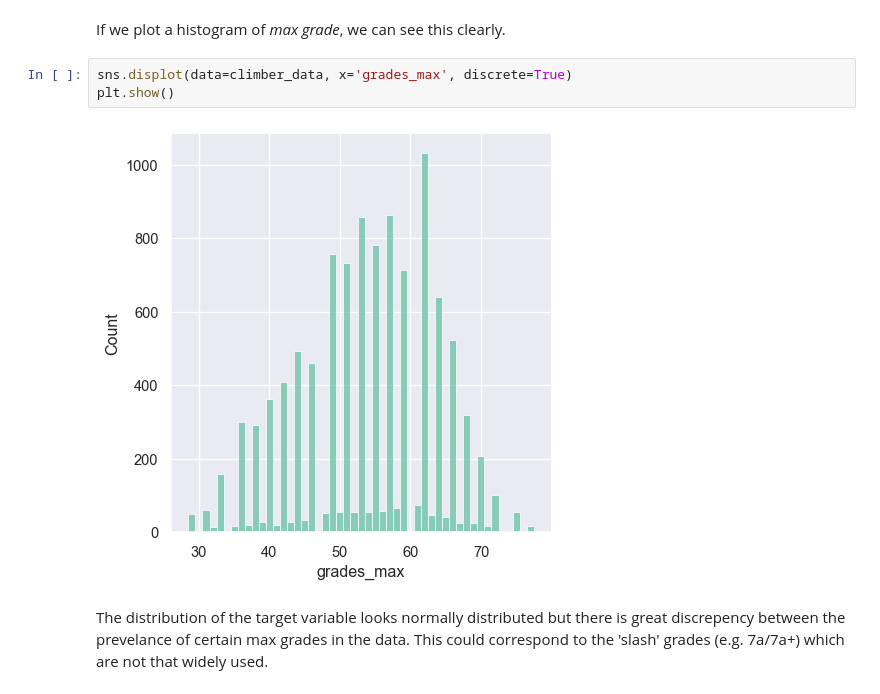
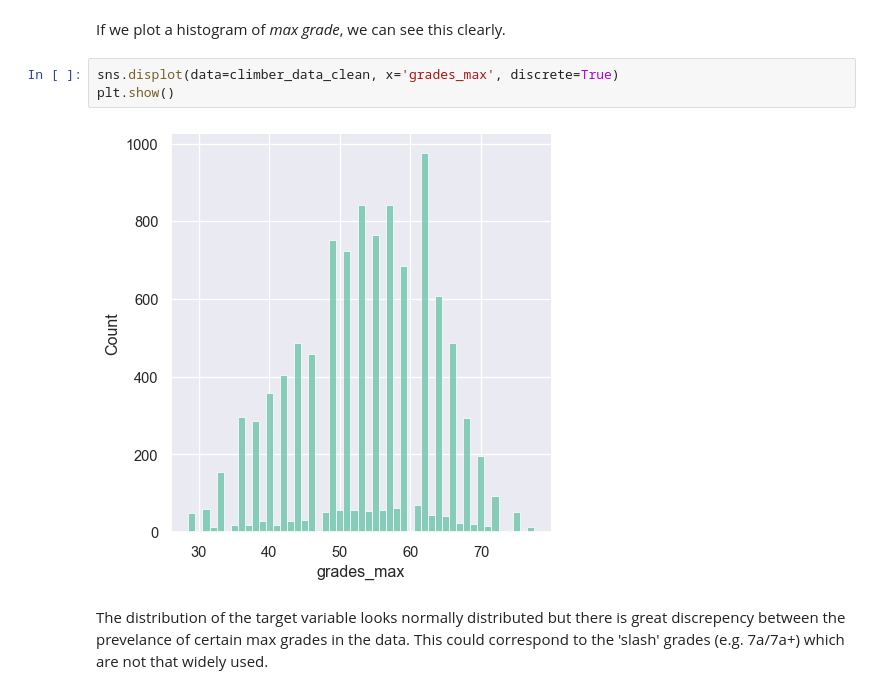
Before and after one commit to dgeary94/climbing_data_analysis, a Jupyter notebook: climbing_data_analysis.ipynb, the cells around one changed output. Saved outputs shown, nothing was run; the diff lists cells and outputs as text.

Commit message:
Updated predictions with consolidated data.

```diff
--- a/climbing_data_analysis.ipynb
+++ b/climbing_data_analysis.ipynb
@@ -450,10 +455,10 @@ To conclude, the regression model performs better with the ordinal target variab
 # %% [markdown]
 If we plot a histogram of _max grade_, we can see this clearly.
 # %%
-sns.displot(data=climber_data, x='grades_max', discrete=True)
+sns.displot(data=climber_data_clean, x='grades_max', discrete=True)
 plt.show()
 # %% [output]
-[figure, old version]
+[figure, new version]
 # %% [markdown]
 The distribution of the target variable looks normally distributed but there is great discrepency between the prevelance of certain max grades in the data. This could correspond to the 'slash' grades (e.g. 7a/7a+) which are not that widely used.
 # %% [markdown]
```
Also changed, not shown: parts of 28 cells of this notebook.
